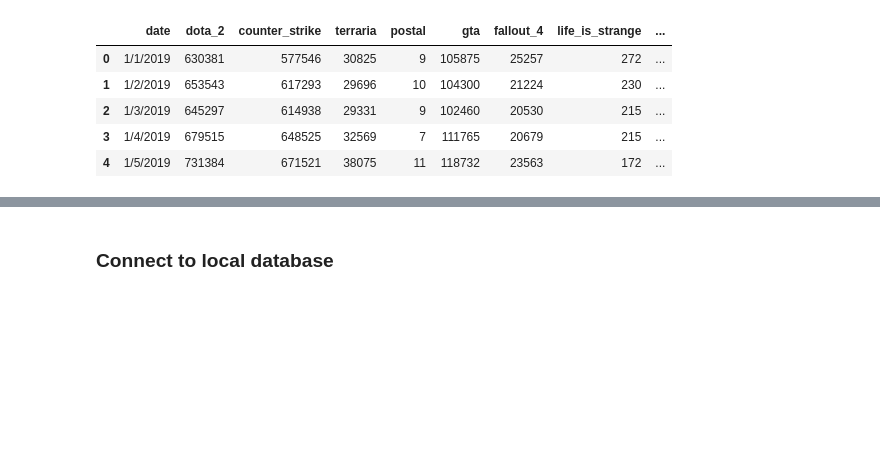
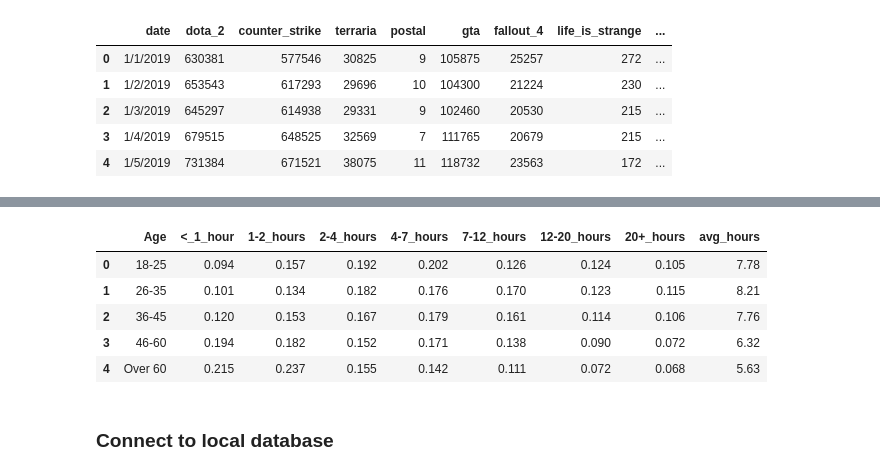
Before and after one commit to SBBoudreau/Project-2, a Jupyter notebook: import_data.ipynb, the cells around one changed output, grey strips where cells are left out. Drawn from its saved outputs; the diff is of its cells as text; code cells hidden in the pictures; blank space fills up the shorter version.

```diff
--- a/import_data.ipynb
+++ b/import_data.ipynb
@@ -158,3 +157,7 @@ df.head()
 | 2 | 1/3/2019 | 645297 | 614938 | 29331 | 9 | 102460 | 20530 | 215 | ... |
 | 3 | 1/4/2019 | 679515 | 648525 | 32569 | 7 | 111765 | 20679 | 215 | ... |
 | 4 | 1/5/2019 | 731384 | 671521 | 38075 | 11 | 118732 | 23563 | 172 | ... |
+# %%
+excel_file = os.path.join("Resources", "hours_perc_age.xlsx")
+hours_per_week_by_age_group_df = pd.read_excel(excel_file)
+hours_per_week_by_age_group_df.head
@@ -161,3 +180,15 @@ df.head()
+# %%
+#Creating a copy of the df to choose only required columns
+
+df=hours_per_week_by_age_group_df[["Age", "<_1_hour", "1-2_hours", "2-4_hours", "4-7_hours", "7-12_hours", "12-20_hours", "20+_hours", "avg_hours"]]
+df.head()
+# %% [output]
+|  | Age | <_1_hour | 1-2_hours | 2-4_hours | 4-7_hours | 7-12_hours | 12-20_hours | 20+_hours | avg_hours |
+| 0 | 18-25 | 0.094 | 0.157 | 0.192 | 0.202 | 0.126 | 0.124 | 0.105 | 7.78 |
+| 1 | 26-35 | 0.101 | 0.134 | 0.182 | 0.176 | 0.170 | 0.123 | 0.115 | 8.21 |
+| 2 | 36-45 | 0.120 | 0.153 | 0.167 | 0.179 | 0.161 | 0.114 | 0.106 | 7.76 |
+| 3 | 46-60 | 0.194 | 0.182 | 0.152 | 0.171 | 0.138 | 0.090 | 0.072 | 6.32 |
+| 4 | Over 60 | 0.215 | 0.237 | 0.155 | 0.142 | 0.111 | 0.072 | 0.068 | 5.63 |
 # %% [markdown]
 ### Connect to local database
 # %%
```
Also changed, not shown: parts of 2 cells of this notebook, 11 other files.
